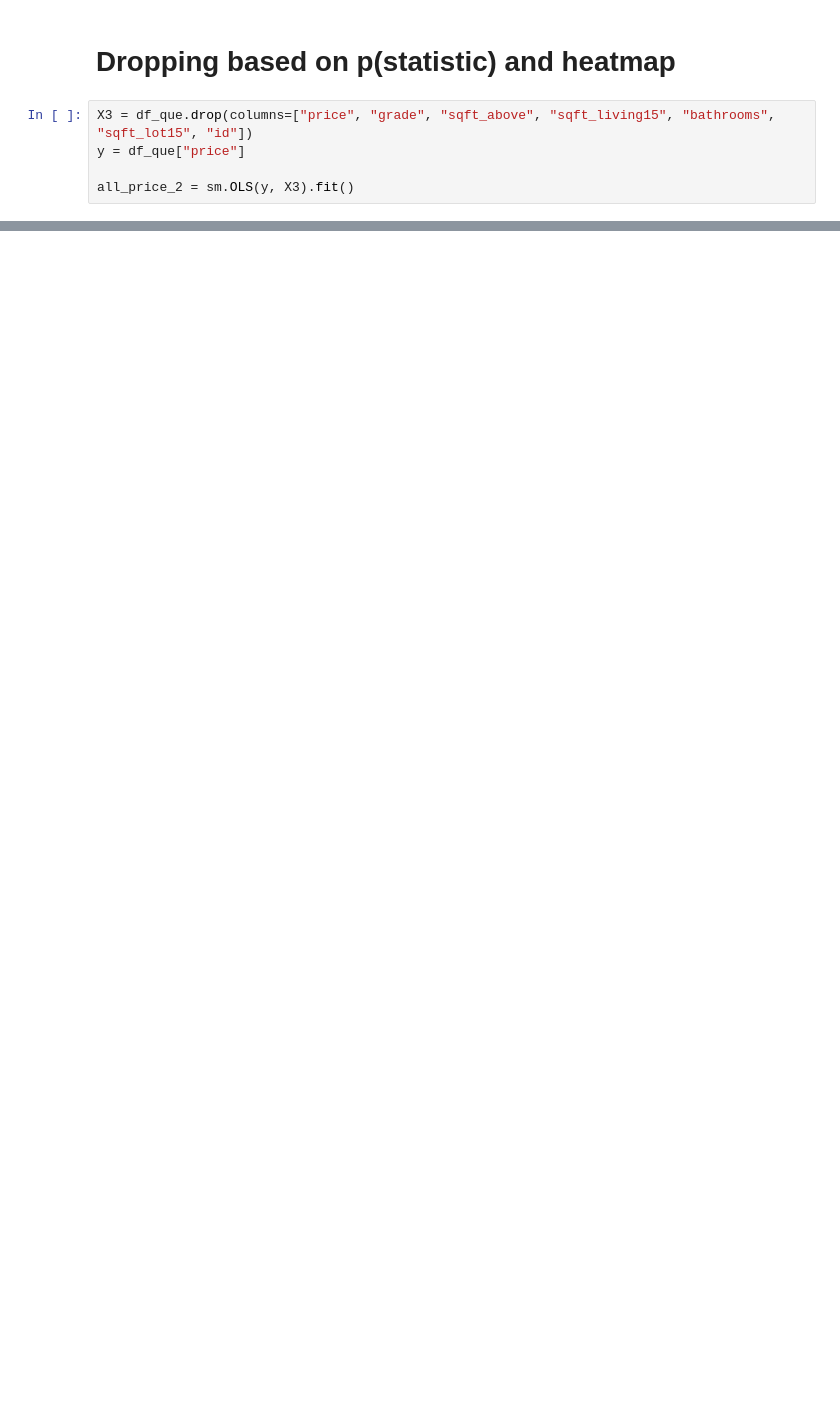
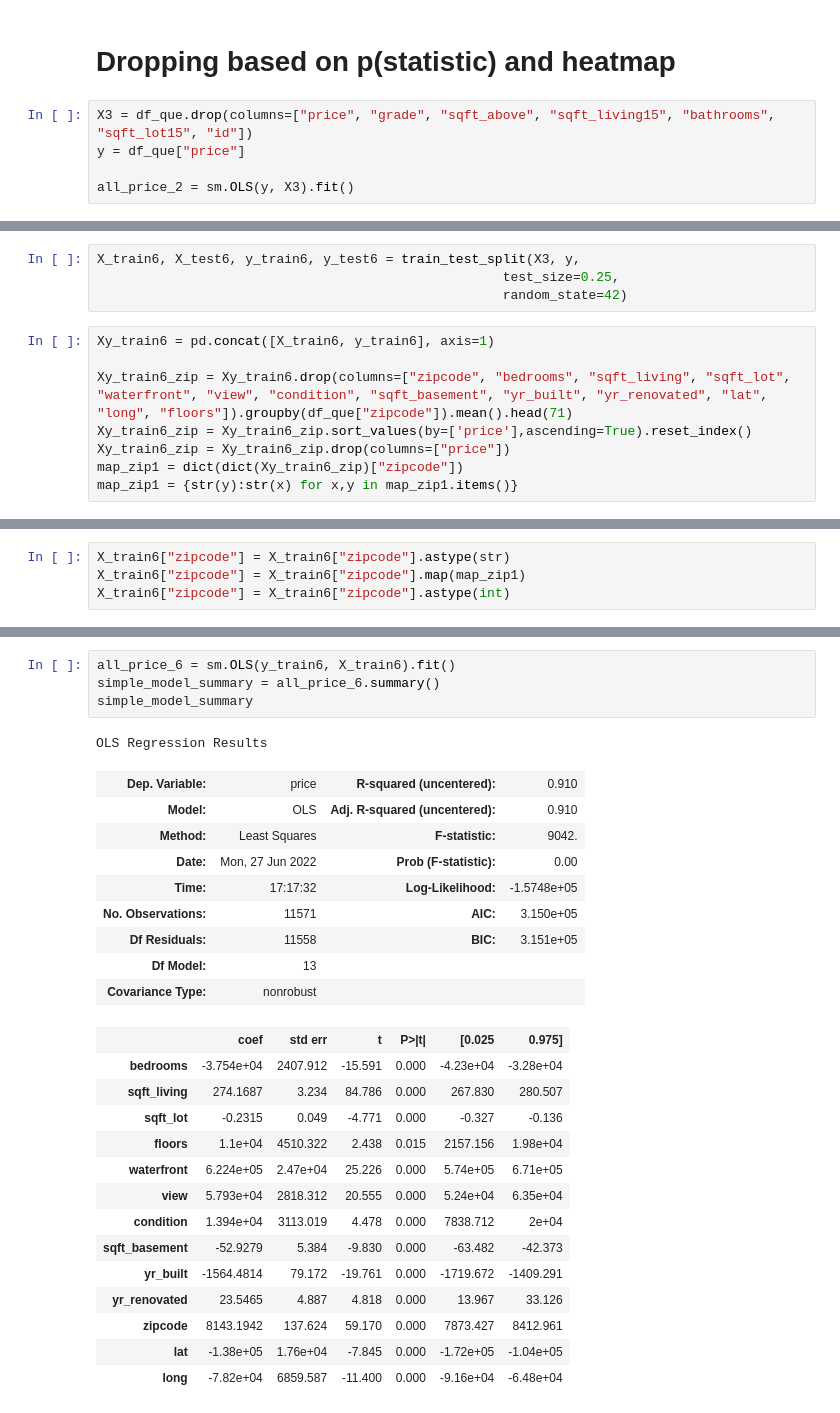
Before and after one commit to Co-nn/Analyzing-House-Sales-in-King-County-Washington, a Jupyter notebook: Connor/Untitled.ipynb, the cells around one changed output, grey strips where cells are left out. Drawn from its saved outputs; the diff is of its cells as text; blank space fills up the shorter version.

```diff
--- a/Connor/Untitled.ipynb
+++ b/Connor/Untitled.ipynb
@@ -343,0 +628,12 @@ strong multicollinearity or other numerical problems.
+# %%
+X_train6, X_test6, y_train6, y_test6 = train_test_split(X3, y,
+                                                    test_size=0.25,
+                                                    random_state=42)
+# %%
+Xy_train6 = pd.concat([X_train6, y_train6], axis=1)
+
+Xy_train6_zip = Xy_train6.drop(columns=["zipcode", "bedrooms", "sqft_living", "sqft_lot", "waterfront", "view", "condition", "sqft_basement", "yr_built", "yr_renovated", "lat", "long", "floors"]).groupby(df_que["zipcode"]).mean().head(71)
+Xy_train6_zip = Xy_train6_zip.sort_values(by=['price'],ascending=True).reset_index()
+Xy_train6_zip = Xy_train6_zip.drop(columns=["price"])
+map_zip1 = dict(dict(Xy_train6_zip)["zipcode"])
+map_zip1 = {str(y):str(x) for x,y in map_zip1.items()}
@@ -343,0 +642,4 @@ strong multicollinearity or other numerical problems.
+# %%
+X_train6["zipcode"] = X_train6["zipcode"].astype(str)
+X_train6["zipcode"] = X_train6["zipcode"].map(map_zip1)
+X_train6["zipcode"] = X_train6["zipcode"].astype(int)
@@ -343,0 +682,29 @@ strong multicollinearity or other numerical problems.
+# %%
+all_price_6 = sm.OLS(y_train6, X_train6).fit()
+simple_model_summary = all_price_6.summary()
+simple_model_summary
+# %% [output]
+OLS Regression Results
+| Dep. Variable: | price | R-squared (uncentered): | 0.910 |
+| Model: | OLS | Adj. R-squared (uncentered): | 0.910 |
+| Method: | Least Squares | F-statistic: | 9042. |
+| Date: | Mon, 27 Jun 2022 | Prob (F-statistic): | 0.00 |
+| Time: | 17:17:32 | Log-Likelihood: | -1.5748e+05 |
+| No. Observations: | 11571 | AIC: | 3.150e+05 |
+| Df Residuals: | 11558 | BIC: | 3.151e+05 |
+| Df Model: | 13 |  |  |
+| Covariance Type: | nonrobust |  |  |
+|  | coef | std err | t | P>|t| | [0.025 | 0.975] |
+| bedrooms | -3.754e+04 | 2407.912 | -15.591 | 0.000 | -4.23e+04 | -3.28e+04 |
+| sqft_living | 274.1687 | 3.234 | 84.786 | 0.000 | 267.830 | 280.507 |
+| sqft_lot | -0.2315 | 0.049 | -4.771 | 0.000 | -0.327 | -0.136 |
+| floors | 1.1e+04 | 4510.322 | 2.438 | 0.015 | 2157.156 | 1.98e+04 |
+| waterfront | 6.224e+05 | 2.47e+04 | 25.226 | 0.000 | 5.74e+05 | 6.71e+05 |
+| view | 5.793e+04 | 2818.312 | 20.555 | 0.000 | 5.24e+04 | 6.35e+04 |
+| condition | 1.394e+04 | 3113.019 | 4.478 | 0.000 | 7838.712 | 2e+04 |
+| sqft_basement | -52.9279 | 5.384 | -9.830 | 0.000 | -63.482 | -42.373 |
+| yr_built | -1564.4814 | 79.172 | -19.761 | 0.000 | -1719.672 | -1409.291 |
+| yr_renovated | 23.5465 | 4.887 | 4.818 | 0.000 | 13.967 | 33.126 |
+| zipcode | 8143.1942 | 137.624 | 59.170 | 0.000 | 7873.427 | 8412.961 |
+| lat | -1.38e+05 | 1.76e+04 | -7.845 | 0.000 | -1.72e+05 | -1.04e+05 |
+| long | -7.82e+04 | 6859.587 | -11.400 | 0.000 | -9.16e+04 | -6.48e+04 |
```
Also changed, not shown: parts of 50 cells of this notebook.
